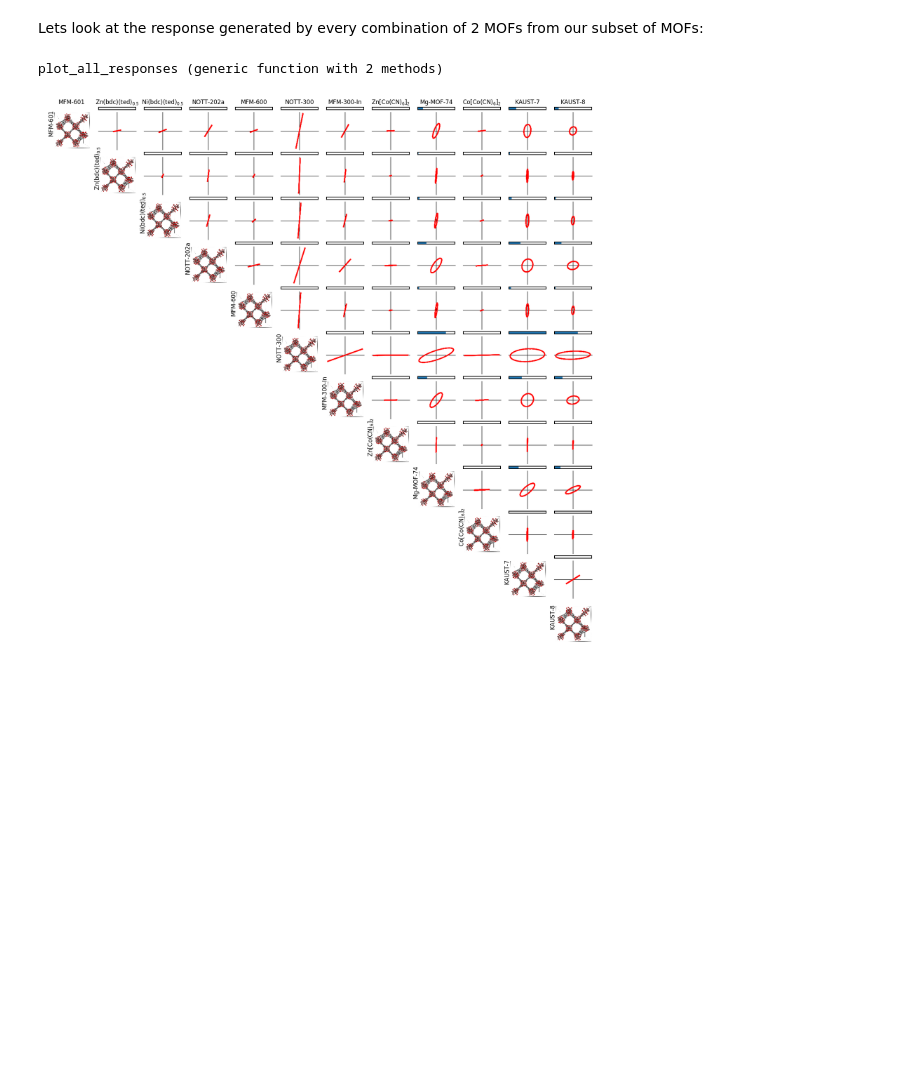
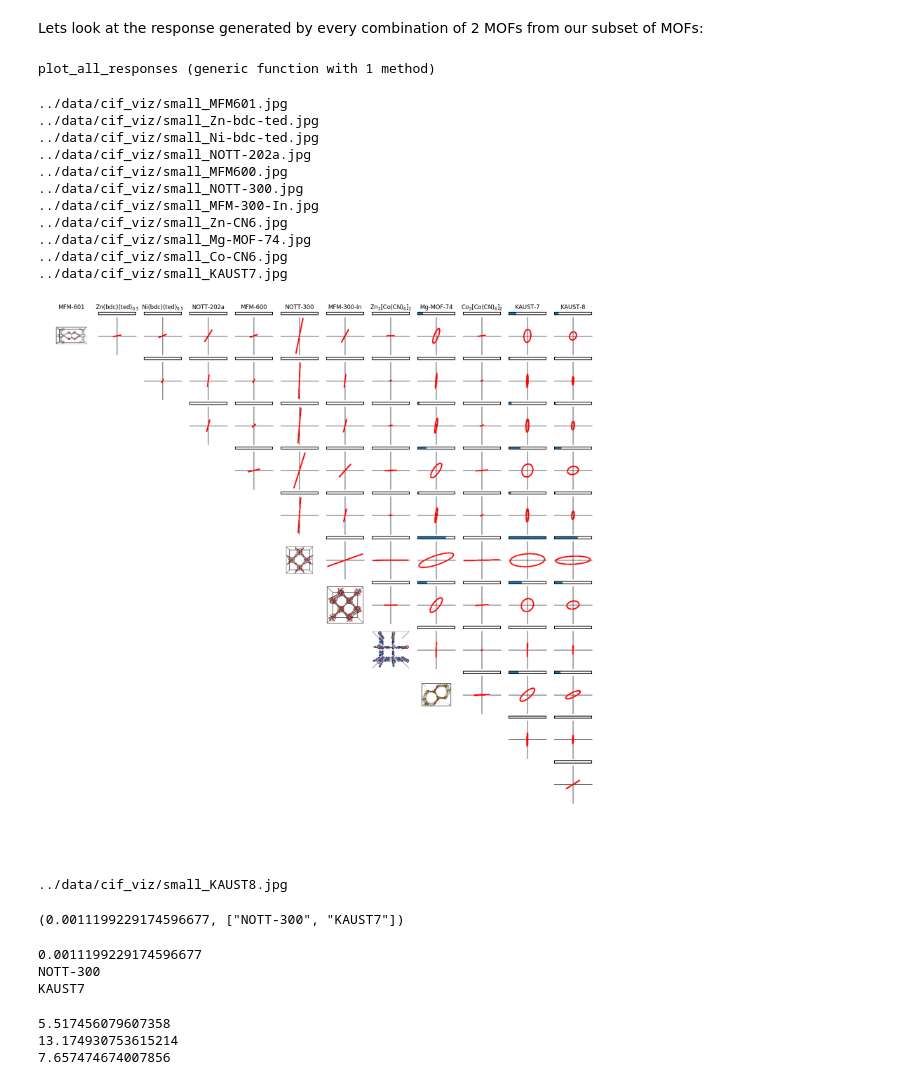
Before and after one commit to SimonEnsemble/sensor_arrays, a Jupyter notebook: src/Sensing.ipynb, the cells around one changed output. Saved outputs shown, nothing was run; the diff lists cells and outputs as text; code cells hidden in the pictures; blank space fills up the shorter version.

```diff
--- a/src/Sensing.ipynb
+++ b/src/Sensing.ipynb
@@ -79,9 +80,9 @@ formatted_crystal_names["NOTT-202a"] = "NOTT-202a"
 formatted_crystal_names["MFM600"] = "MFM-600"
 formatted_crystal_names["NOTT-300"] = "NOTT-300"
 formatted_crystal_names["MFM-300-In"] = "MFM-300-In"
-formatted_crystal_names["Zn-CN6"] = "Zn[Co(CN)\$_6\$]\$_2\$"
+formatted_crystal_names["Zn-CN6"] = "Zn\$_3\$[Co(CN)\$_6\$]\$_2\$"
 formatted_crystal_names["Mg-MOF-74"] = "Mg-MOF-74"
-formatted_crystal_names["Co-CN6"] = "Co[Co(CN)\$_6\$]\$_2\$"
+formatted_crystal_names["Co-CN6"] = "Co\$_3\$[Co(CN)\$_6\$]\$_2\$"
 formatted_crystal_names["KAUST7"] = "KAUST-7"
 formatted_crystal_names["KAUST8"] = "KAUST-8"
 # %% [output]
@@ -512,8 +513,12 @@ function plot_all_responses(gases::Array{<:AbstractString, 1})
                 axs[i+1, j].set_xticks([])
                 axs[i+1, j].set_yticks([])
                 axs[i+1, j].axis("off")
-                img = PyPlot.matplotlib.image.imread("../data/small_test_mof.jpg")
-                axs[i+1, j].imshow(img)
+                imgstring = @sprintf("../data/cif_viz/small_%s.jpg", df_henry[:crystal][ceil(Int,i/2)])
+                println(imgstring)
+                if isfile(imgstring)
+                    img = PyPlot.matplotlib.image.imread(imgstring)
+                    axs[i+1, j].imshow(img)
+                end
 
                 #axs[i, j].axis("off")
             elseif i > 2*j
@@ -523,7 +528,7 @@ function plot_all_responses(gases::Array{<:AbstractString, 1})
             else
                 axs[i+1, j].set_xticks([])
                 axs[i+1, j].set_yticks([])
-                H = construct_H_matrix([ceil(Int, i/2), j], gases)
+                H = construct_H_matrix([ceil(Int, i/2), j], gases) * 1000 / 1e6 #g->mg, bar->ppm
                 F = svd(H)
                 θ = range(0, stop=2*π, length=500)
                 p = transpose(hcat(cos.(θ), sin.(θ)))
@@ -556,8 +561,8 @@ function plot_all_responses(gases::Array{<:AbstractString, 1})
                 #ttl.set_position([.5, 1.05])
             end
             if 2*j == i+1
-                    axs[i+1, j].text(-125, 300, formatted_crystal_names[df_henry[:crystal][ceil(Int,i/2)]],
-                            size=12, verticalalignment = "center", rotation = 90)
+                    #axs[i+1, j].text(-125, 300, formatted_crystal_names[df_henry[:crystal][ceil(Int,i/2)]],
+                    #        size=12, verticalalignment = "center", rotation = 90)
             end
         end
     end
@@ -601,10 +606,33 @@ function plot_all_responses(gases::Array{<:AbstractString, 1})
     plt.tight_layout()
     plt.savefig("all_responses.png", format="png")
     plt.show()
+    return (max_area, [df_henry[:crystal][best_ellipse[1]], df_henry[:crystal][best_ellipse[2]]])
 end
 # %% [output]
-plot_all_responses (generic function with 2 methods)
+plot_all_responses (generic function with 1 method)
-# %%
-plot_all_responses(["CO2", "SO2"])
-# %% [output]
-[figure, removed]
+# %%
+(max_area1, best_pair1) = plot_all_responses(["CO2", "SO2"])
+# %% [output]
+../data/cif_viz/small_MFM601.jpg
+../data/cif_viz/small_Zn-bdc-ted.jpg
+../data/cif_viz/small_Ni-bdc-ted.jpg
+../data/cif_viz/small_NOTT-202a.jpg
+../data/cif_viz/small_MFM600.jpg
+../data/cif_viz/small_NOTT-300.jpg
+../data/cif_viz/small_MFM-300-In.jpg
+../data/cif_viz/small_Zn-CN6.jpg
+../data/cif_viz/small_Mg-MOF-74.jpg
+../data/cif_viz/small_Co-CN6.jpg
+../data/cif_viz/small_KAUST7.jpg
+[figure, added]
+../data/cif_viz/small_KAUST8.jpg
+(0.0011199229174596677, ["NOTT-300", "KAUST7"])
+# %%
+println(max_area1)
+for MOF in best_pair1
+    println(MOF)
+end
+# %% [output]
+0.0011199229174596677
+NOTT-300
+KAUST7
@@ -610,0 +661,14 @@ plot_all_responses(["CO2", "SO2"])
+# %%
+
+
+NOTT_300_CO2_isotherm_df = CSV.read("../data/expt_data/SO2_CO2/NOTT-300-CO2_293.csv")
+NOTT_300_SO2_isotherm_df = CSV.read("../data/expt_data/SO2_CO2/NOTT-300-SO2_293.csv")
+params1 = fit_adsorption_isotherm(NOTT_300_CO2_isotherm_df, Symbol("Pressure(bar)"), Symbol("Adsorption(mmol/g)"), :langmuir)
+params2 = fit_adsorption_isotherm(NOTT_300_SO2_isotherm_df, Symbol("Pressure(bar)"), Symbol("Adsorption(mmol/g)"), :langmuir)
+println(abs(params1["M"]-params2["M"]))
+println(params1["M"])
+println(params2["M"])
+# %% [output]
+5.517456079607358
+13.174930753615214
+7.657474674007856
```
Also changed, not shown: parts of 7 cells of this notebook.
